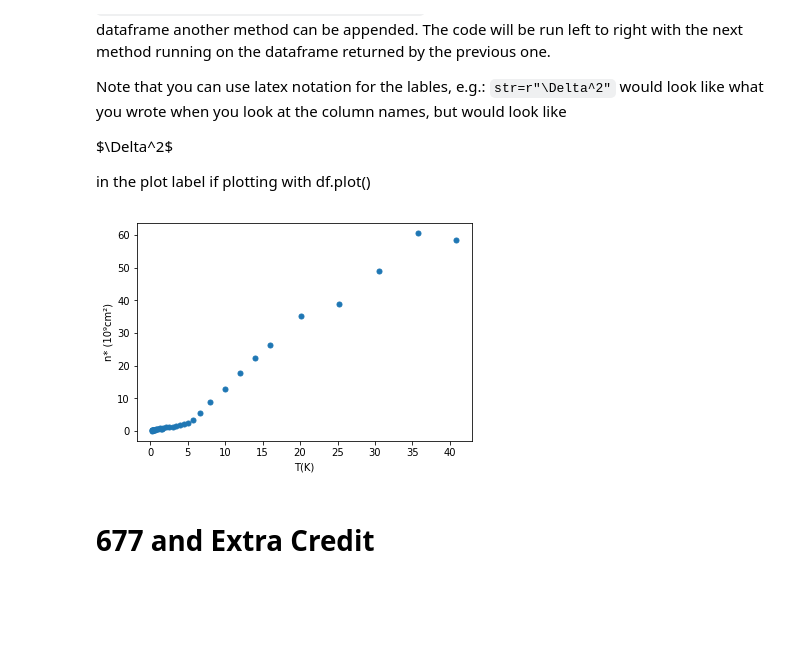
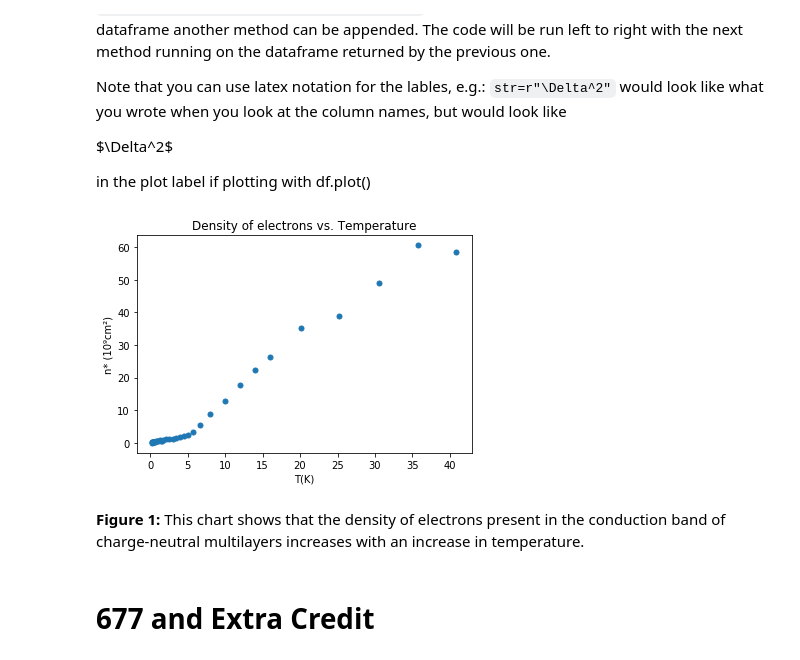
Before and after one commit to DesiPilla/DSPS_dPilla, a Jupyter notebook: HW7/LRtestAndMCMC.ipynb, the cells around one changed output. Saved outputs shown, nothing was run; the diff lists cells and outputs as text; code cells hidden in the pictures; blank space fills up the shorter version.

```diff
--- a/HW7/LRtestAndMCMC.ipynb
+++ b/HW7/LRtestAndMCMC.ipynb
@@ -80,10 +80,13 @@ in the plot label if plotting with df.plot()
 # %%
 nam18_reducted = nam18[[0,1]].apply(pd.to_numeric, errors='coerce').dropna().rename(columns = {0:'T', 1:'n'})
 plt.plot(nam18_reducted['T'], nam18_reducted['n'], '.', markersize = 10)
+plt.title('Density of electrons vs. Temperature')
 plt.xlabel('T(K)');
 plt.ylabel('n* (10\u2079cm\u00b2)');
 # %% [output]
-[figure, old version]
+[figure, new version]
+# %% [markdown]
+**Figure 1:** This chart shows that the density of electrons present in the conduction band of charge-neutral multilayers increases with an increase in temperature.
 # %% [markdown]
 # 677 and Extra Credit
 # %% [markdown]
```
Also changed, not shown: parts of 12 cells of this notebook.
